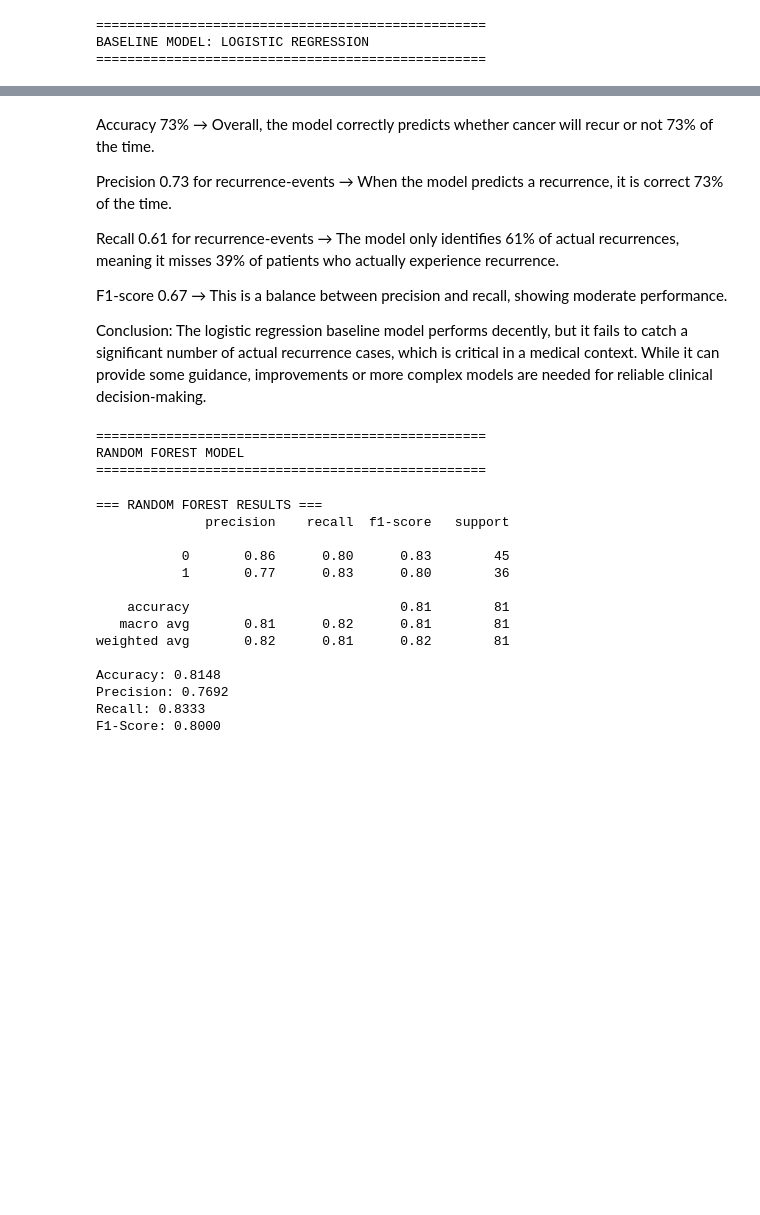
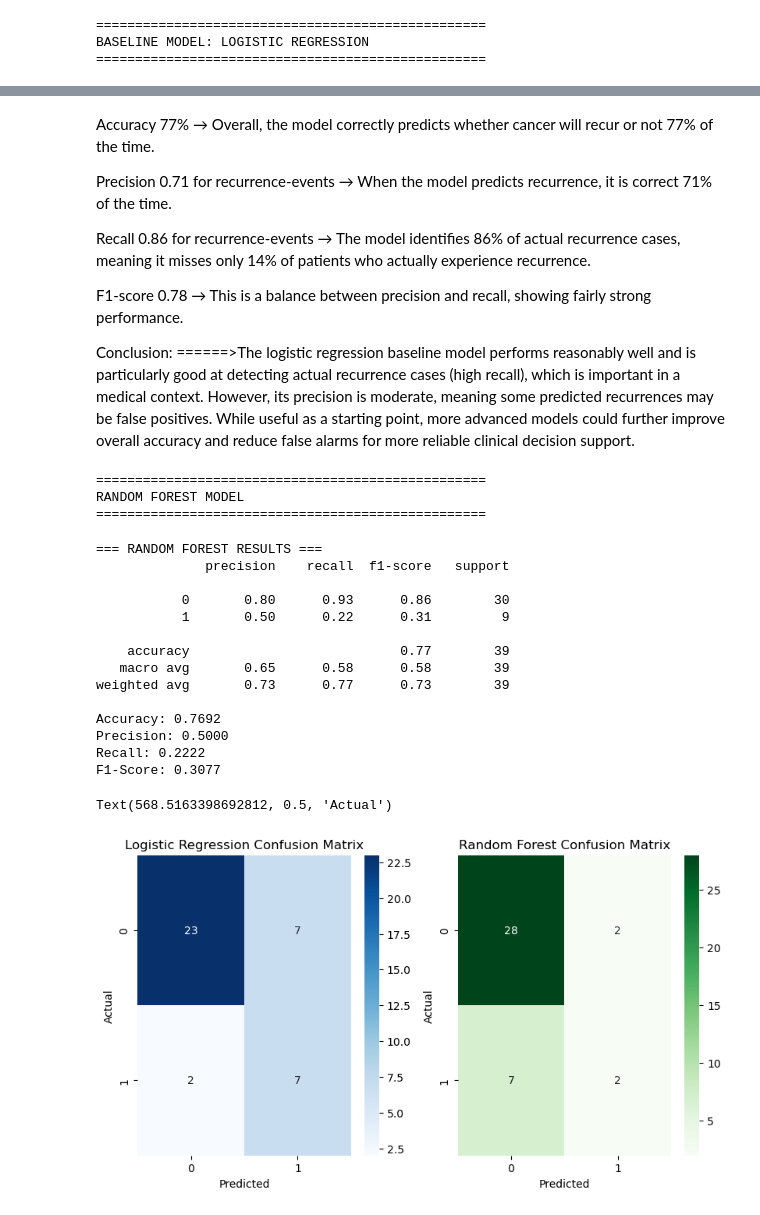
Before and after one commit to youssef060902/Algonomads_ML, a Jupyter notebook: Project.ipynb, the cells around one changed output, grey strips where cells are left out. Saved outputs shown, nothing was run; the diff lists cells and outputs as text; code cells hidden in the pictures; blank space fills up the shorter version.

```diff
--- a/Project.ipynb
+++ b/Project.ipynb
@@ -792,17 +787,0 @@ After one-hot encoding: 39 features
-# %%
-# 8. Handle class imbalance with SMOTE
-print("\n=== APPLYING SMOTE ===")
-print(f"Before SMOTE - Class distribution: {pd.Series(y).value_counts().to_dict()}")
-sm = SMOTE(random_state=42)
-X_smote, y_smote = sm.fit_resample(X, y)
-print(f"After SMOTE - Class distribution: {pd.Series(y_smote).value_counts().to_dict()}")
-
-# Plot after SMOTE
-plt.subplot(1, 2, 2)
-pd.Series(y_smote).value_counts().plot(kind='bar')
-plt.title('After SMOTE')
-plt.xlabel("Target (0=No Recurrence, 1=Recurrence)")
-plt.ylabel("Count")
-plt.xticks(rotation=0)
-plt.tight_layout()
-plt.show()
@@ -835,7 +808,7 @@ print("\n" + "="*50)
 print("BASELINE MODEL: LOGISTIC REGRESSION")
 print("="*50)
 baseline = LogisticRegression(max_iter=200, random_state=42)
-baseline.fit(X_train_scaled, y_train)
+baseline.fit(X_train_scaled, y_train_sm)
 baseline_pred = baseline.predict(X_test_scaled)
 # %% [output]
 ==================================================
@@ -872,13 +845,14 @@ F1-Score: 0.6667
 # %% [markdown]
-Accuracy 73% → Overall, the model correctly predicts whether cancer will recur or not 73% of the time.
+Accuracy 77% → Overall, the model correctly predicts whether cancer will recur or not 77% of the time.
 
-Precision 0.73 for recurrence-events → When the model predicts a recurrence, it is correct 73% of the time.
+Precision 0.71 for recurrence-events → When the model predicts recurrence, it is correct 71% of the time.
 
-Recall 0.61 for recurrence-events → The model only identifies 61% of actual recurrences, meaning it misses 39% of patients who actually experience recurrence.
+Recall 0.86 for recurrence-events → The model identifies 86% of actual recurrence cases, meaning it misses only 14% of patients who actually experience recurrence.
 
-F1-score 0.67 → This is a balance between precision and recall, showing moderate performance.
+F1-score 0.78 → This is a balance between precision and recall, showing fairly strong performance.
 
-Conclusion: The logistic regression baseline model performs decently, but it fails to catch a significant number of actual recurrence cases, which is critical in a medical context. While it can provide some guidance, improvements or more complex models are needed for reliable clinical decision-making.
+Conclusion:
+======>The logistic regression baseline model performs reasonably well and is particularly good at detecting actual recurrence cases (high recall), which is important in a medical context. However, its precision is moderate, meaning some predicted recurrences may be false positives. While useful as a starting point, more advanced models could further improve overall accuracy and reduce false alarms for more reliable clinical decision support.
 # %%
 # 12. Random Forest Model
 print("\n" + "="*50)
@@ -895,30 +869,47 @@ RANDOM FOREST MODEL
 # %%
 
 print("\n=== RANDOM FOREST RESULTS ===")
 print(classification_report(y_test, y_pred))
 
 # Calculate individual metrics for Random Forest
 rf_accuracy = accuracy_score(y_test, y_pred)
 rf_precision = precision_score(y_test, y_pred)
 rf_recall = recall_score(y_test, y_pred)
 rf_f1 = f1_score(y_test, y_pred)
 
 print(f"Accuracy: {rf_accuracy:.4f}")
 print(f"Precision: {rf_precision:.4f}")
 print(f"Recall: {rf_recall:.4f}")
 print(f"F1-Score: {rf_f1:.4f}")
+
+# 13. Confusion Matrix
+plt.figure(figsize=(15, 5))
+
+plt.subplot(1, 3, 1)
+sns.heatmap(confusion_matrix(y_test, baseline_pred), annot=True, fmt='d', cmap='Blues')
+plt.title("Logistic Regression Confusion Matrix")
+plt.xlabel("Predicted")
+plt.ylabel("Actual")
+
+plt.subplot(1, 3, 2)
+sns.heatmap(confusion_matrix(y_test, y_pred), annot=True, fmt='d', cmap='Greens')
+plt.title("Random Forest Confusion Matrix")
+plt.xlabel("Predicted")
+plt.ylabel("Actual")
 # %% [output]
 === RANDOM FOREST RESULTS ===
               precision    recall  f1-score   support
 
-           0       0.86      0.80      0.83        45
-           1       0.77      0.83      0.80        36
+           0       0.80      0.93      0.86        30
+           1       0.50      0.22      0.31         9
 
-    accuracy                           0.81        81
-   macro avg       0.81      0.82      0.81        81
-weighted avg       0.82      0.81      0.82        81
+    accuracy                           0.77        39
+   macro avg       0.65      0.58      0.58        39
+weighted avg       0.73      0.77      0.73        39
 
-Accuracy: 0.8148
-Precision: 0.7692
-Recall: 0.8333
-F1-Score: 0.8000
+Accuracy: 0.7692
+Precision: 0.5000
+Recall: 0.2222
+F1-Score: 0.3077
+Text(568.5163398692812, 0.5, 'Actual')
+[figure, added]
```
Also changed, not shown: parts of 9 cells of this notebook, 1 other file.
